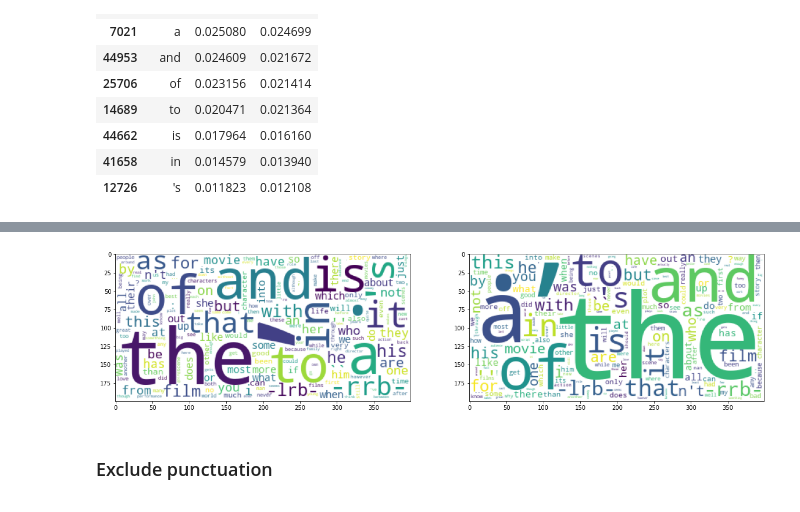
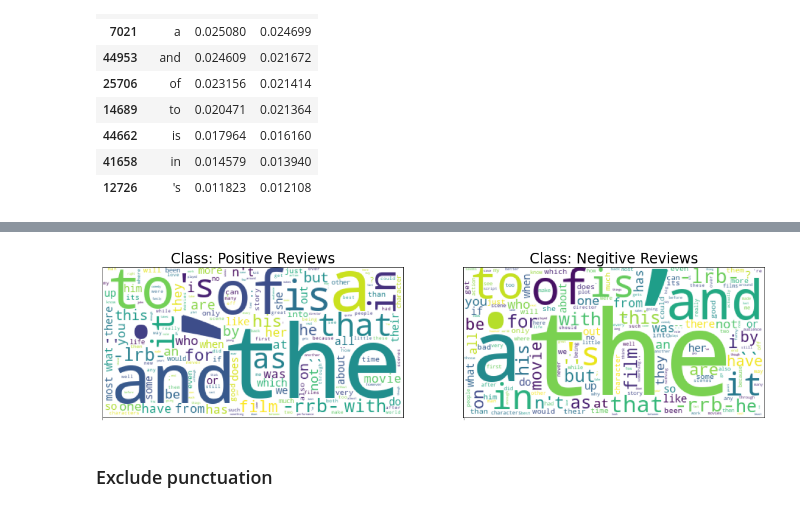
Before and after one commit to thatscotdatasci/MLMI13, a Jupyter notebook: practical.ipynb, the cells around one changed output, grey strips where cells are left out. Cells and saved outputs as stored; diff of their text form; code cells hidden in the pictures.

```diff
--- a/practical.ipynb
+++ b/practical.ipynb
@@ -21,6 +22,8 @@ from Statistics import SignTest
 from Classifiers import NaiveBayesText, SVMText
 from Extensions import SVMDoc2Vec
 from Constants import PUNCTUATION
+# %%
+plt.rc('font', size=20)
 # %%
 # whether to use corpus pickles
 use_pickles = True
@@ -235,13 +255,18 @@ nb_word_freq.sort_values('NEG', ascending=False).head(10)
 # %%
 fig, ax = plt.subplots(1, 2, figsize=(20,10))
 
 for i, sent in enumerate(['POS', 'NEG']):
     nb_word_freq_top = nb_word_freq.sort_values(sent, ascending=False)
     nb_word_freq_top_dict = nb_word_freq_top[['word', sent]].set_index('word').to_dict()[sent]
     wordcloud = WordCloud(background_color='white', collocations=False).generate_from_frequencies(nb_word_freq_top_dict)
     ax[i].imshow(wordcloud)
+    ax[i].set_title(f'Class: {sent.title()}itive Reviews')
+    ax[i].set_xticks([0])
+    ax[i].set_xticklabels([])
+    ax[i].set_yticks([])
+fig.savefig(os.path.join(plot_dir, 'nb_frequency_wordcloud.jpeg'), pad_inches=0.2, bbox_inches='tight')
 # %% [output]
-[figure, old version]
+[figure, new version]
 # %% [markdown]
 ### Exclude punctuation
 # %%
```
Also changed, not shown: parts of 29 cells of this notebook.
